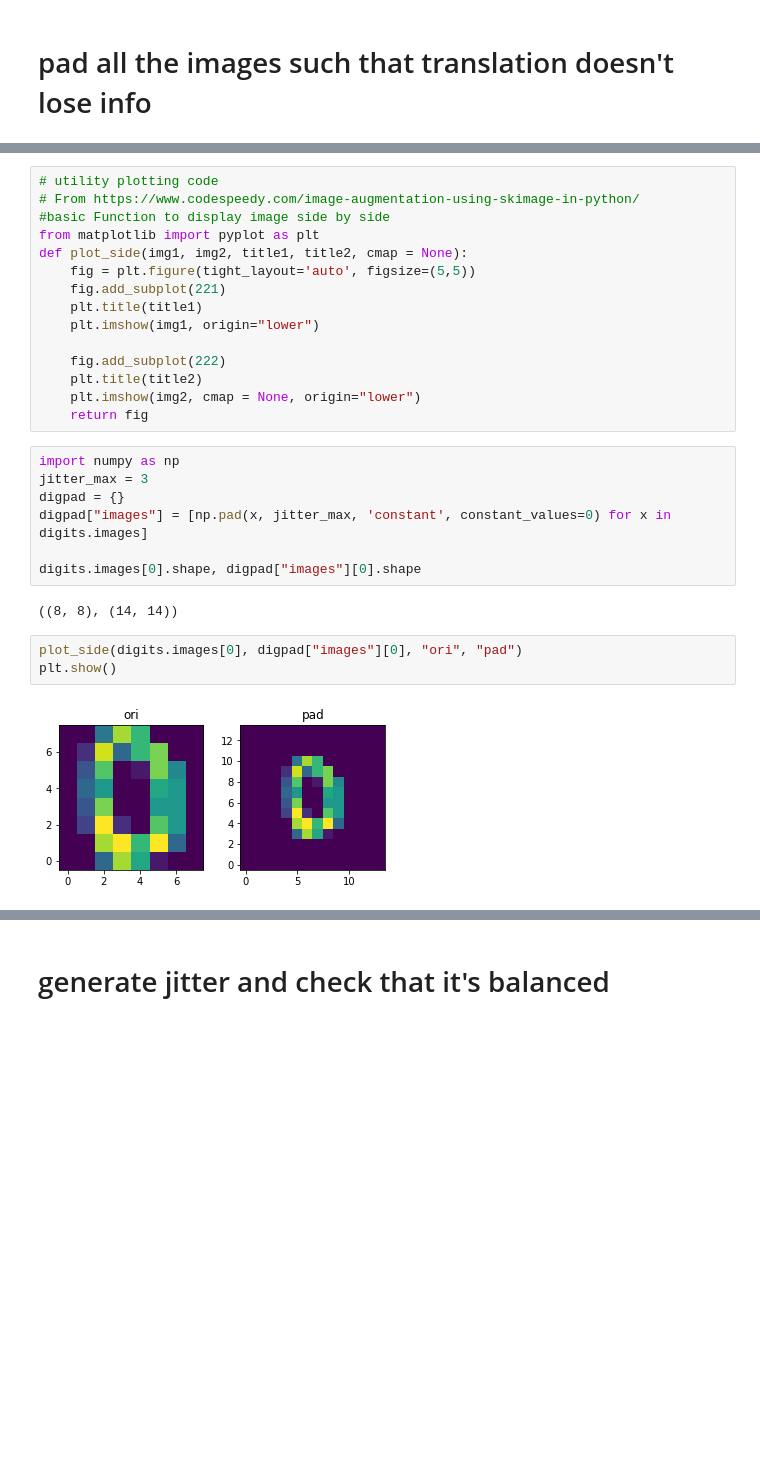
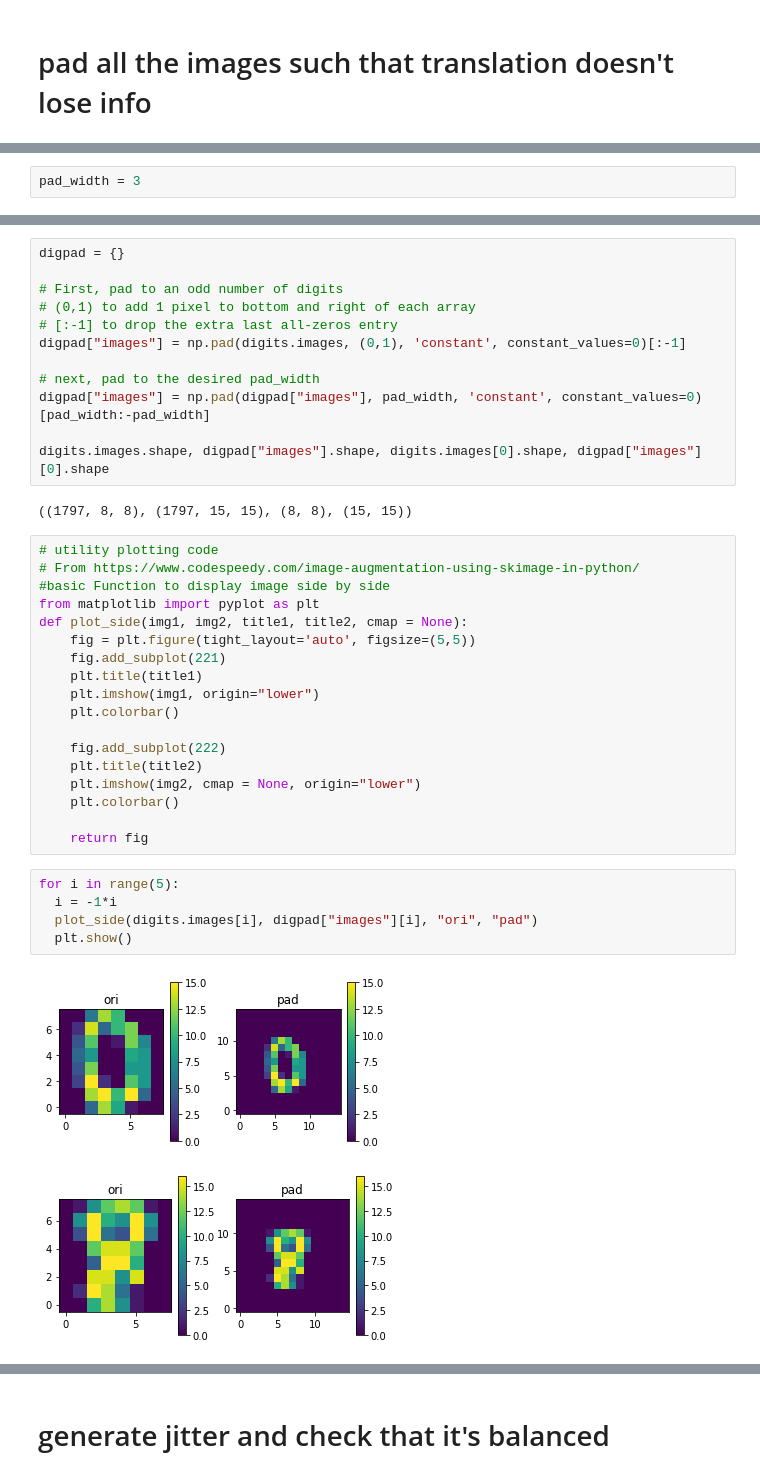
Before and after one commit to shadiakiki1986/sklearn-digits-jitter, a Jupyter notebook: sklearn_digits_with_jitter.ipynb, the cells around one changed output, grey strips where cells are left out. Drawn from its saved outputs; the diff is of its cells as text; blank space fills up the shorter version.

Commit message:
notebook: pad to odd dimension for proper centering, save jitter_xy.csv

```diff
--- a/sklearn_digits_with_jitter.ipynb
+++ b/sklearn_digits_with_jitter.ipynb
@@ -15,0 +23,2 @@ digits = load_digits()
+# %%
+pad_width = 3
@@ -16,3 +52,17 @@ digits = load_digits()
+# %%
+digpad = {}
+
+# First, pad to an odd number of digits
+# (0,1) to add 1 pixel to bottom and right of each array
+# [:-1] to drop the extra last all-zeros entry
+digpad["images"] = np.pad(digits.images, (0,1), 'constant', constant_values=0)[:-1]
+
+# next, pad to the desired pad_width
+digpad["images"] = np.pad(digpad["images"], pad_width, 'constant', constant_values=0)[pad_width:-pad_width]
+
+digits.images.shape, digpad["images"].shape, digits.images[0].shape, digpad["images"][0].shape
+# %% [output]
+((1797, 8, 8), (1797, 15, 15), (8, 8), (15, 15))
 # %%
 # utility plotting code
 # From https://www.codespeedy.com/image-augmentation-using-skimage-in-python/
@@ -23,22 +73,19 @@ def plot_side(img1, img2, title1, title2, cmap = None):
     fig.add_subplot(221)
     plt.title(title1)
     plt.imshow(img1, origin="lower")
+    plt.colorbar()
 
     fig.add_subplot(222)
     plt.title(title2)
     plt.imshow(img2, cmap = None, origin="lower")
+    plt.colorbar()
+
     return fig
-# %%
-import numpy as np
-jitter_max = 3
-digpad = {}
-digpad["images"] = [np.pad(x, jitter_max, 'constant', constant_values=0) for x in digits.images]
-
-digits.images[0].shape, digpad["images"][0].shape
-# %% [output]
-((8, 8), (14, 14))
 # %%
-plot_side(digits.images[0], digpad["images"][0], "ori", "pad")
-plt.show()
+for i in range(5):
+  i = -1*i
+  plot_side(digits.images[i], digpad["images"][i], "ori", "pad")
+  plt.show()
 # %% [output]
-[figure, old version]
+[figure, new version]
+[figure, added]
```
Also changed, not shown: parts of 34 cells of this notebook.
